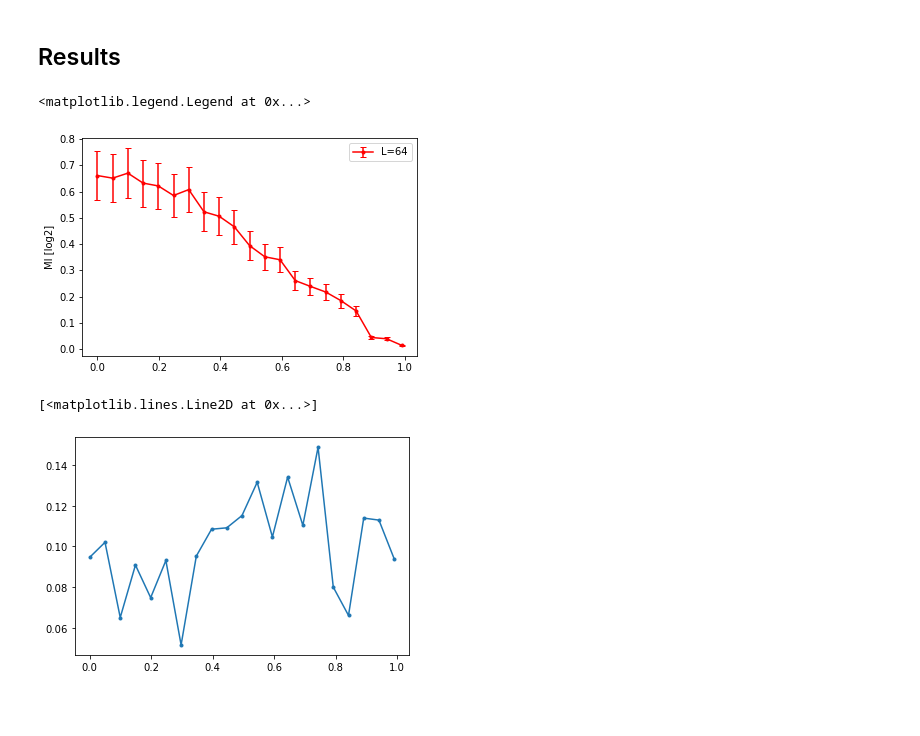
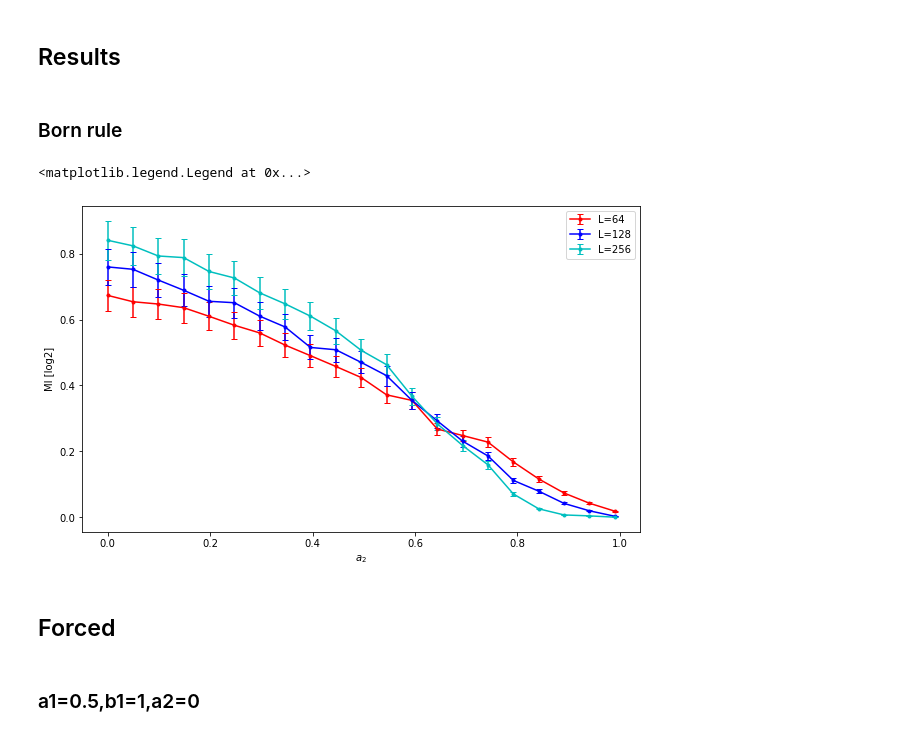
Before and after one commit to hainingpan/GTN, a Jupyter notebook: fig.ipynb, the cells around one changed output. Drawn from its saved outputs; the diff is of its cells as text; code cells hidden in the pictures; blank space fills up the shorter version.

```diff
--- a/fig.ipynb
+++ b/fig.ipynb
@@ -5,24 +5,30 @@ import matplotlib.pyplot as plt
 import pickle
 # %% [markdown]
 ## Results
+# %% [markdown]
+### Born rule
 # %%
-with open('GTN_a1(0.50,0.50,1)_a2(0.00,0.99,21)_b1(1.00,1.00,1)_b2(1.00,1.00,1)_En50_L64_t64.pickle','rb') as f:
+with open('GTN_a1(0.50,0.50,1)_a2(0.00,0.99,21)_b1(1.00,1.00,1)_b2(1.00,1.00,1)_En200_L64_t64_Born.pickle','rb') as f:
     rs64=pickle.load(f)
 # %%
-with open('GTN_a1(0.50,0.50,1)_a2(0.00,0.99,21)_b1(1.00,1.00,1)_b2(1.00,1.00,1)_En50_L128_t128.pickle','rb') as f:
+with open('GTN_a1(0.50,0.50,1)_a2(0.00,0.99,21)_b1(1.00,1.00,1)_b2(1.00,1.00,1)_En200_L128_t128_Born.pickle','rb') as f:
     rs128=pickle.load(f)
+# %%
+with open('GTN_a1(0.50,0.50,1)_a2(0.00,0.99,21)_b1(1.00,1.00,1)_b2(1.00,1.00,1)_En200_L256_t256_Born.pickle','rb') as f:
+    rs256=pickle.load(f)
 # %%
-fig,ax=plt.subplots(figsize=(6,4))
+fig,ax=plt.subplots(figsize=(10,6))
 ax.errorbar(np.linspace(*rs64['args'].a2[:2],int(rs64['args'].a2[2])),np.squeeze(rs64['MI'].mean(axis=-1))/np.log(2),np.squeeze(rs64['MI'].mean(axis=-1))/np.sqrt(rs64['args'].es)/np.log(2),capsize=3,fmt='.-',color='r',label='L={:d}'.format(rs64['args'].L))
-# ax.errorbar(np.linspace(*rs128['args'].a2[:2],int(rs128['args'].a2[2])),np.squeeze(rs128['MI'].mean(axis=-1))/np.log(2),np.squeeze(rs128['MI'].mean(axis=-1))/np.sqrt(rs128['args'].es)/np.log(2),capsize=3,fmt='.-',color='b',label='L={:d}'.format(rs128['args'].L))
+ax.errorbar(np.linspace(*rs128['args'].a2[:2],int(rs128['args'].a2[2])),np.squeeze(rs128['MI'].mean(axis=-1))/np.log(2),np.squeeze(rs128['MI'].mean(axis=-1))/np.sqrt(rs128['args'].es)/np.log(2),capsize=3,fmt='.-',color='b',label='L={:d}'.format(rs128['args'].L))
+ax.errorbar(np.linspace(*rs256['args'].a2[:2],int(rs256['args'].a2[2])),np.squeeze(rs256['MI'].mean(axis=-1))/np.log(2),np.squeeze(rs256['MI'].mean(axis=-1))/np.sqrt(rs256['args'].es)/np.log(2),capsize=3,fmt='.-',color='c',label='L={:d}'.format(rs256['args'].L))
 
 ax.set_ylabel('MI [log2]')
+ax.set_xlabel('$a_2$')
 ax.legend()
 # %% [output]
 <matplotlib.legend.Legend at 0x...>
-[figure, old version]
+[figure, new version]
-# %%
-plt.plot(np.linspace(*rs['args'].a2[:2],int(rs['args'].a2[2])),np.squeeze(rs['MI'].std(axis=-1)),'.-')
-# %% [output]
-[<matplotlib.lines.Line2D at 0x...>]
-[figure, removed]
+# %% [markdown]
+## Forced
+# %% [markdown]
+### a1=0.5,b1=1,a2=0
```
Also changed, not shown: parts of 9 cells of this notebook.
